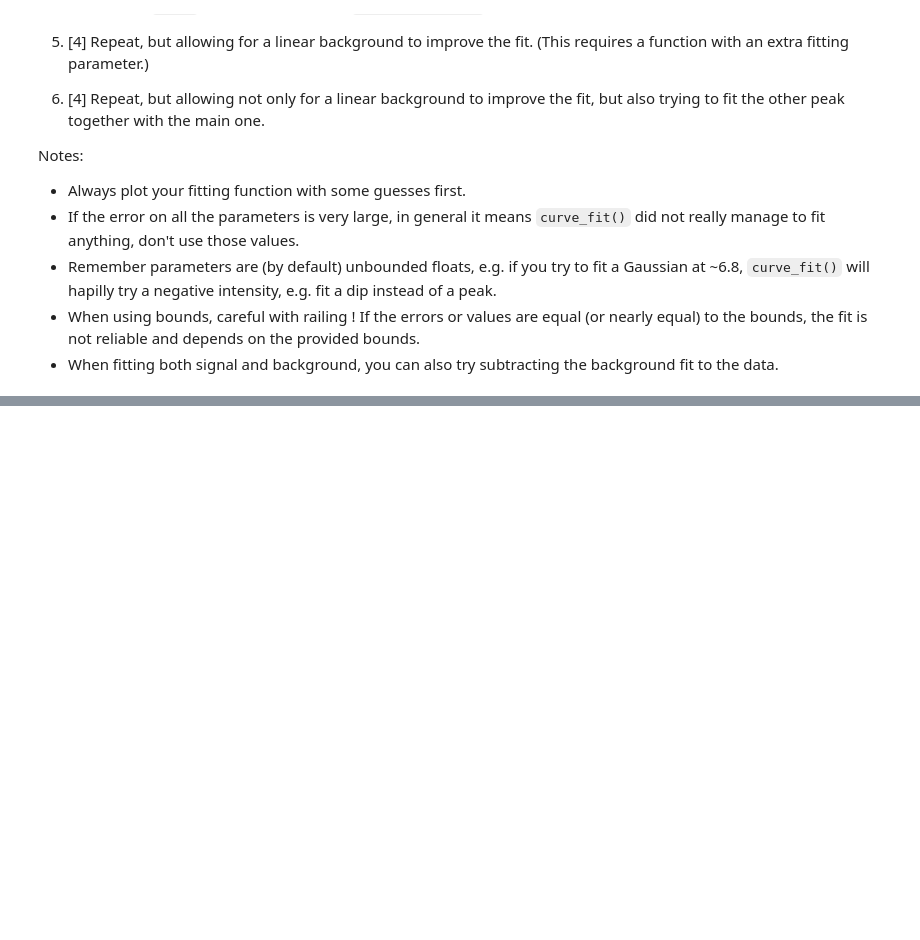
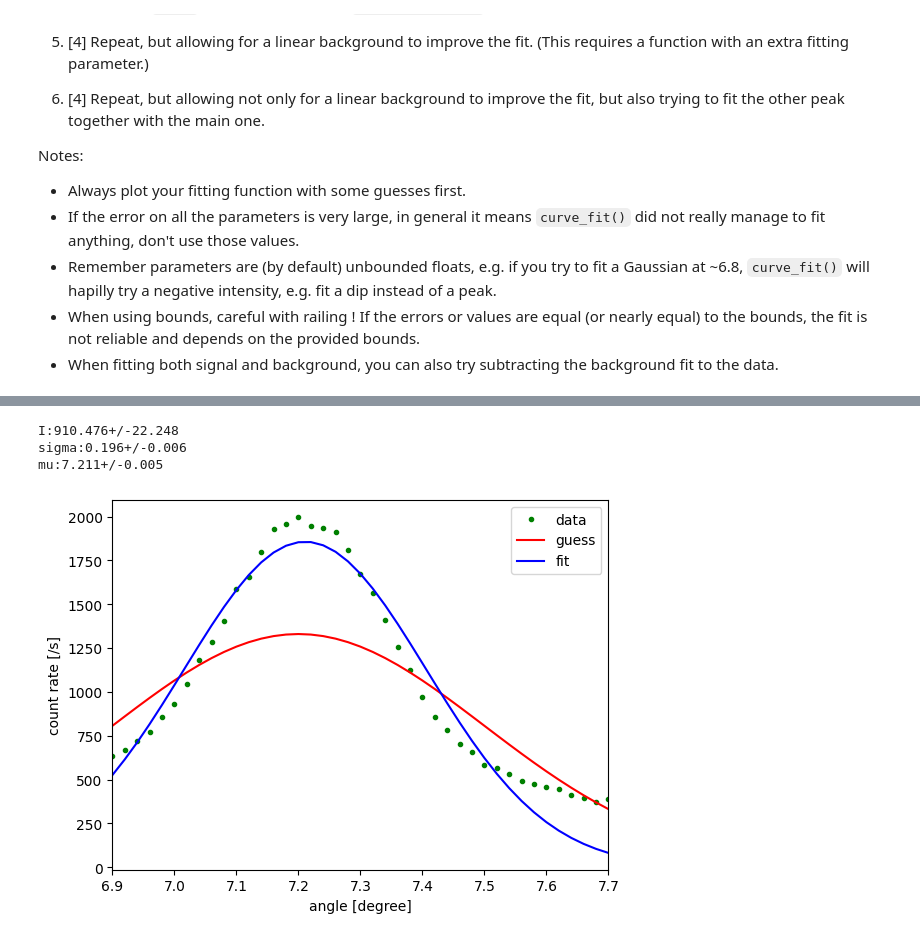
Before and after one commit to PX2145-2025/week-4-b-max-cook, a Jupyter notebook: Curvefit.ipynb, the cells around one changed output, grey strips where cells are left out. Drawn from its saved outputs; the diff is of its cells as text; code cells hidden in the pictures; blank space fills up the shorter version.

```diff
--- a/Curvefit.ipynb
+++ b/Curvefit.ipynb
@@ -285,0 +287,31 @@ Text(0, 0.5, 'count rate [/s]')
+# %%
+# defining a gaussian function
+def Gau(x, *p):
+    return p[0]*1/(p[1]*np.sqrt(2*np.pi))*np.exp(-(x-p[2])**2/(2*p[1]**2))
+# creating guess data
+p_guess=np.array([1000,0.3,7.2])
+
+# selecting the highest of the two peaks
+angles_selected=xrd_df['angles_full_data'][(xrd_df['angles_full_data']>=6.9) & (xrd_df['angles_full_data']<=7.7)]
+counts_selected=xrd_df['counts_full_data'][(xrd_df['angles_full_data']>=6.9) & (xrd_df['angles_full_data']<=7.7)]
+
+# finding the optimised values using curve_fit
+popt, pcov = curve_fit(Gau,angles_selected,counts_selected,p_guess)
+
+# plotting the data with the gaussian fit and guess data
+plt.plot(angles_selected,counts_selected , 'g.', label='data')
+plt.plot(angles_selected,Gau(angles_selected, *p_guess), 'r', label='guess')
+plt.plot(angles_selected,Gau(angles_selected,*popt),'b-',label='fit')
+plt.xlabel('angle [degree]')
+plt.ylabel('count rate [/s]')
+plt.legend()
+plt.xlim(min(angles_selected),max(angles_selected))
+
+print (f'I:{popt[0]:.3f}+/-{np.sqrt(pcov.diagonal()[0]):.3f}')
+print (f'sigma:{popt[1]:.3f}+/-{np.sqrt(pcov.diagonal()[1]):.3f}')
+print (f'mu:{popt[2]:.3f}+/-{np.sqrt(pcov.diagonal()[2]):.3f}')
+# %% [output]
+I:910.476+/-22.248
+sigma:0.196+/-0.006
+mu:7.211+/-0.005
+[figure, added]
```
Also changed, not shown: parts of 4 cells of this notebook.
